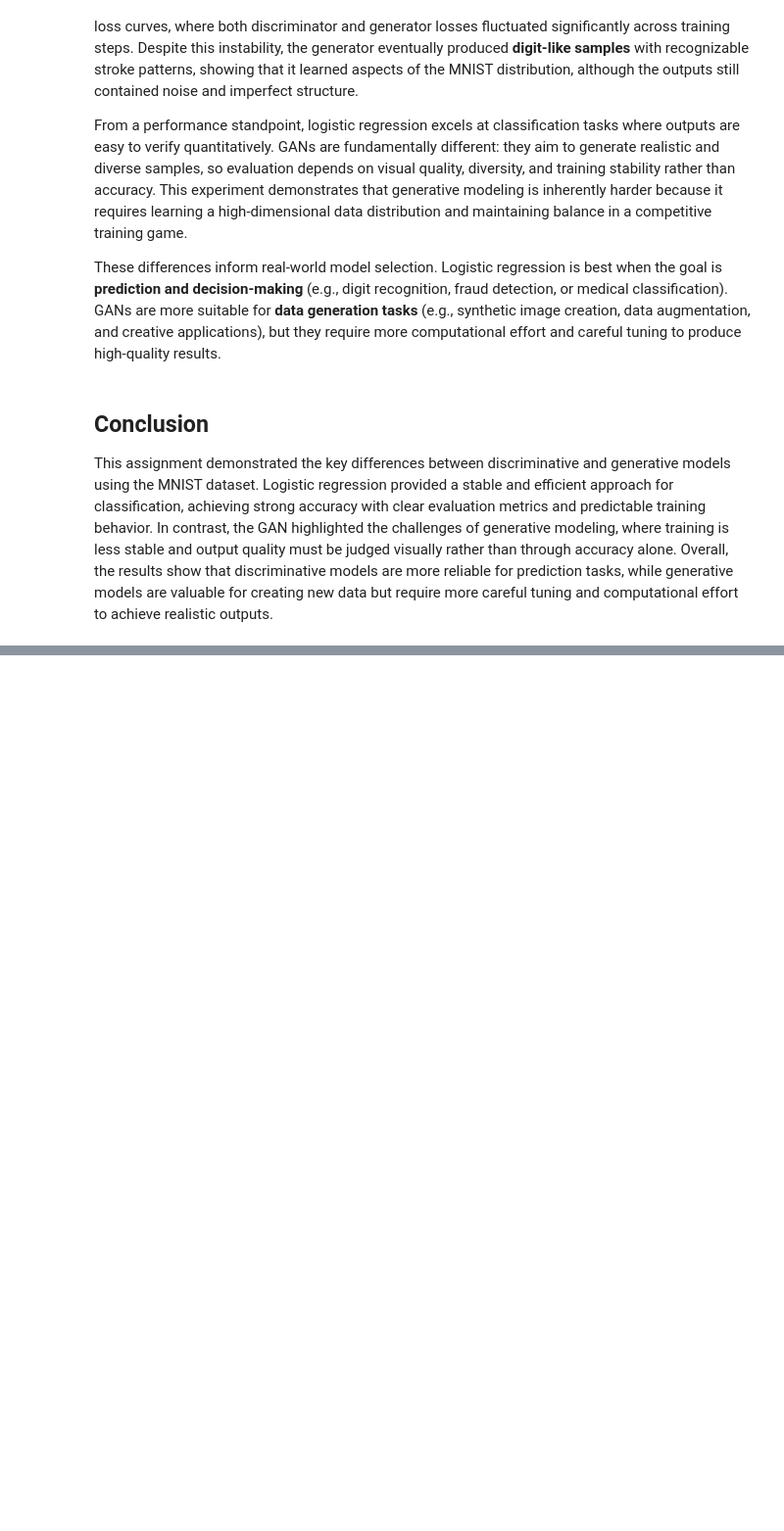
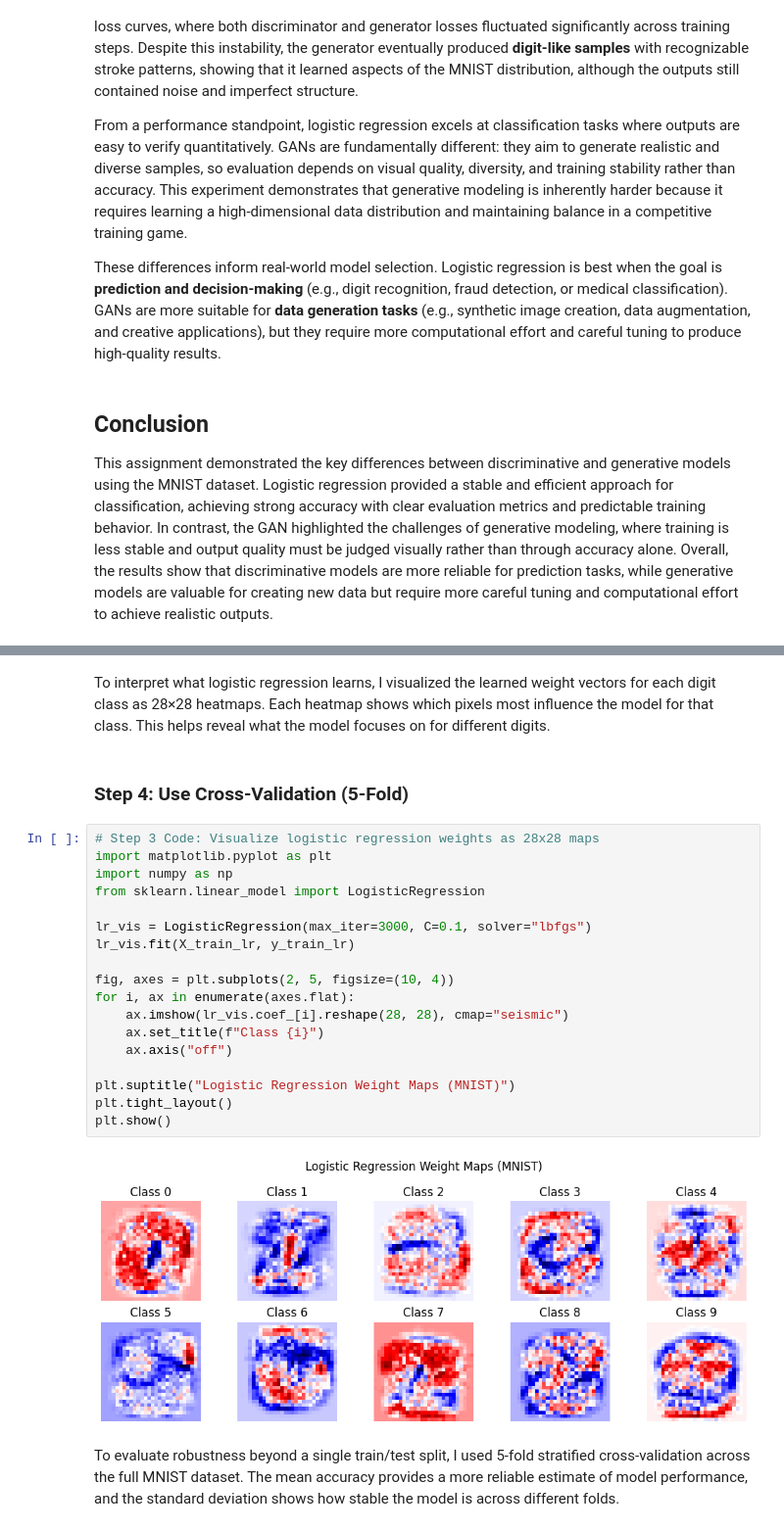
Before and after one commit to Kudzai473/MSIT3103-GenAI-assignments, a Jupyter notebook: assignment1_kudzai1.ipynb, the cells around one changed output, grey strips where cells are left out. Shown at 98% size. Cells and saved outputs as stored; diff of their text form; blank space fills up the shorter version.

```diff
--- a/assignment1_kudzai1.ipynb
+++ b/assignment1_kudzai1.ipynb
@@ -389,0 +397,28 @@ Use this notebook as a starting point and expand on your understanding of discri
+# %% [markdown]
+
+To interpret what logistic regression learns, I visualized the learned weight vectors for each digit class as 28×28 heatmaps. Each heatmap shows which pixels most influence the model for that class. This helps reveal what the model focuses on for different digits.
+# %% [markdown]
+### Step 4: Use Cross-Validation (5-Fold)
+# %%
+# Step 3 Code: Visualize logistic regression weights as 28x28 maps
+import matplotlib.pyplot as plt
+import numpy as np
+from sklearn.linear_model import LogisticRegression
+
+lr_vis = LogisticRegression(max_iter=3000, C=0.1, solver="lbfgs")
+lr_vis.fit(X_train_lr, y_train_lr)
+
+fig, axes = plt.subplots(2, 5, figsize=(10, 4))
+for i, ax in enumerate(axes.flat):
+    ax.imshow(lr_vis.coef_[i].reshape(28, 28), cmap="seismic")
+    ax.set_title(f"Class {i}")
+    ax.axis("off")
+
+plt.suptitle("Logistic Regression Weight Maps (MNIST)")
+plt.tight_layout()
+plt.show()
+# %% [output]
+[figure, added]
+# %% [markdown]
+
+To evaluate robustness beyond a single train/test split, I used 5-fold stratified cross-validation across the full MNIST dataset. The mean accuracy provides a more reliable estimate of model performance, and the standard deviation shows how stable the model is across different folds.
```
Also changed, not shown: parts of 17 cells of this notebook.
